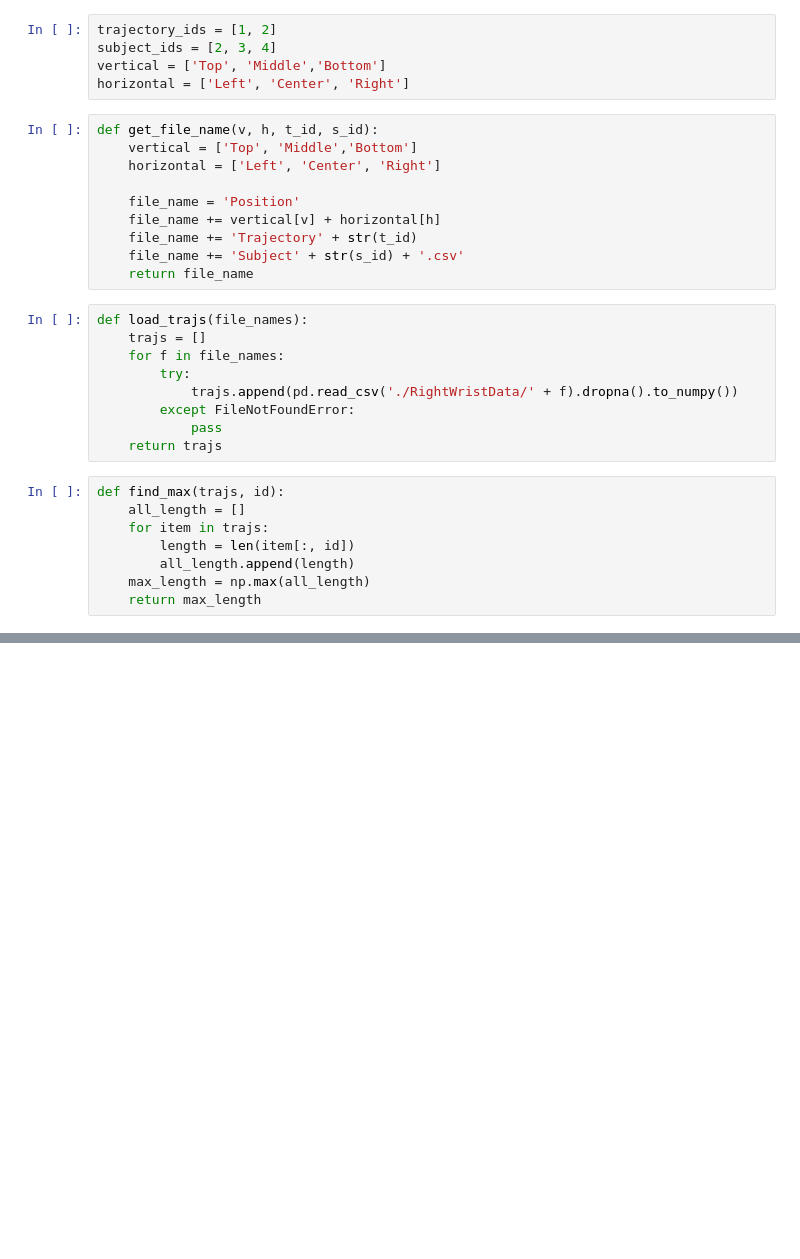
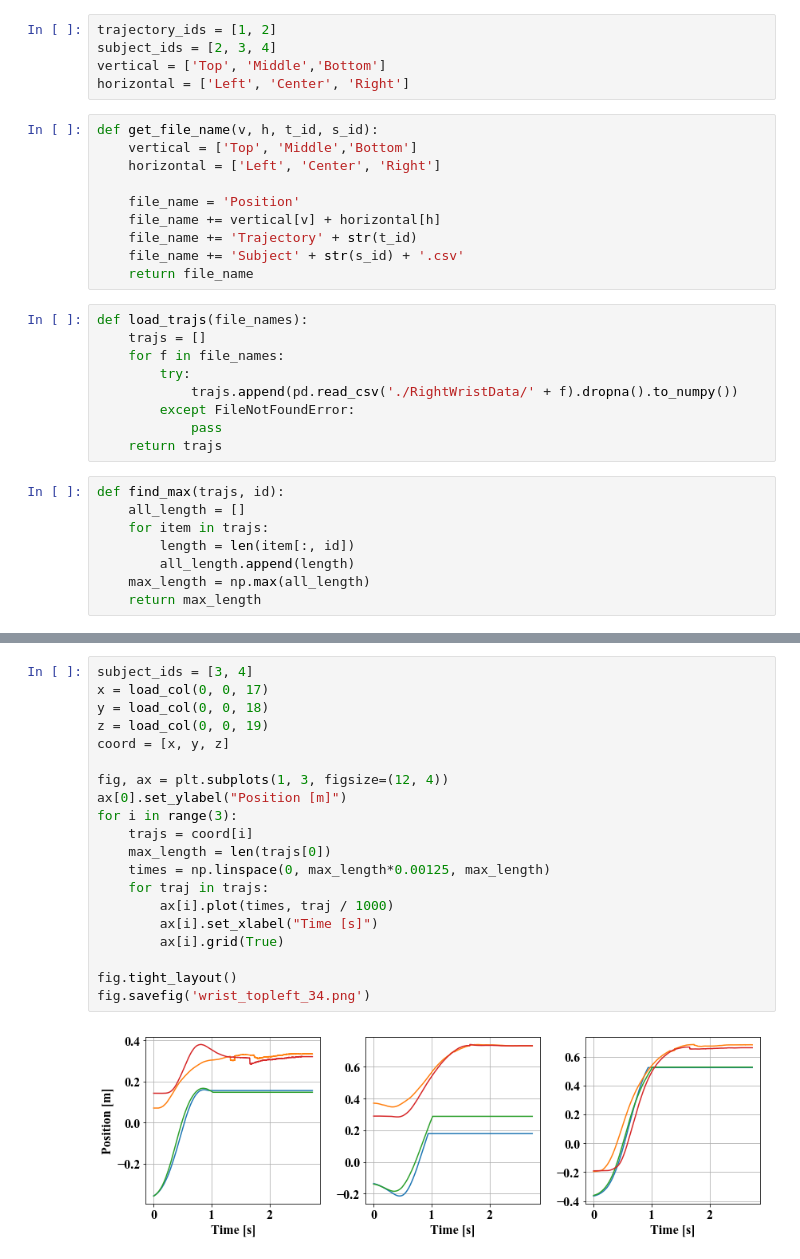
Before and after one commit to huaijiangzhu/arise2022, a Jupyter notebook: data_visualization_extended_data.ipynb, the cells around one changed output, grey strips where cells are left out. Saved outputs shown, nothing was run; the diff lists cells and outputs as text; blank space fills up the shorter version.

```diff
--- a/data_visualization_extended_data.ipynb
+++ b/data_visualization_extended_data.ipynb
@@ -80,0 +129,22 @@ plot(19, 'Position of the wrist along the Z axis')
+# %%
+subject_ids = [3, 4]
+x = load_col(0, 0, 17)
+y = load_col(0, 0, 18)
+z = load_col(0, 0, 19)
+coord = [x, y, z]
+
+fig, ax = plt.subplots(1, 3, figsize=(12, 4))
+ax[0].set_ylabel("Position [m]")
+for i in range(3):
+    trajs = coord[i]
+    max_length = len(trajs[0])
+    times = np.linspace(0, max_length*0.00125, max_length)
+    for traj in trajs:
+        ax[i].plot(times, traj / 1000)
+        ax[i].set_xlabel("Time [s]")
+        ax[i].grid(True)
+
+fig.tight_layout()
+fig.savefig('wrist_topleft_34.png')
+# %% [output]
+[figure, added]
```
Also changed, not shown: parts of 7 cells of this notebook, 7 other files.
